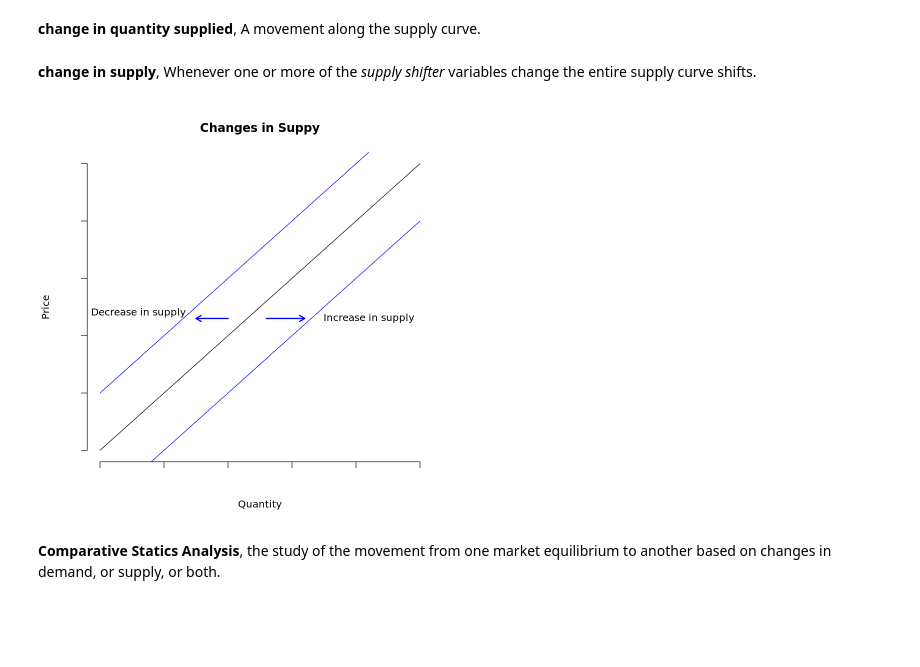
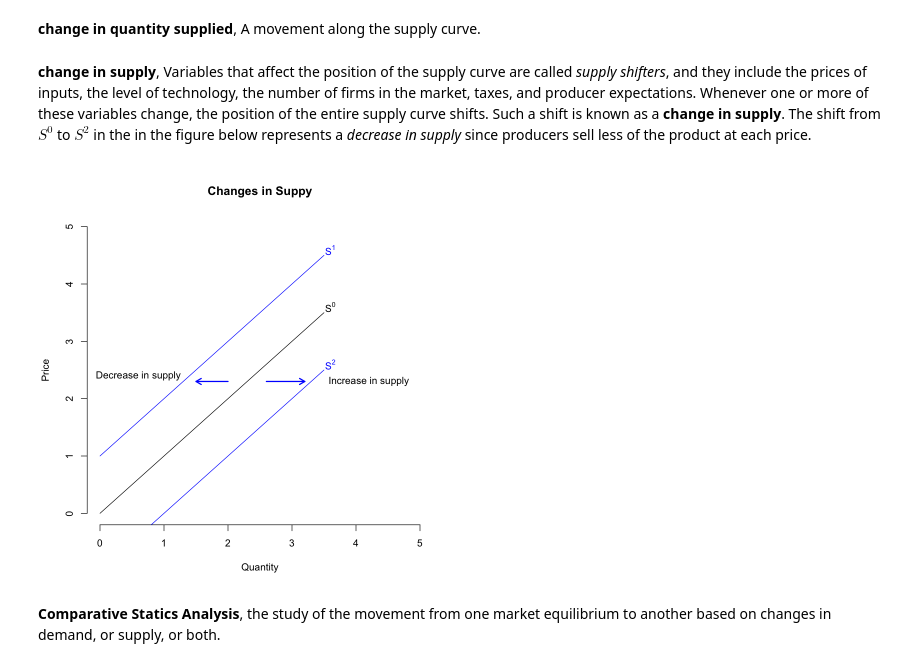
Before and after one commit to jbennett7/BayePrince, a Jupyter notebook: 02 Market Forces: Demand and Supply/Key Terms and Concepts.ipynb, the cells around one changed output. Saved outputs shown, nothing was run; the diff lists cells and outputs as text; code cells hidden in the pictures; blank space fills up the shorter version.

```diff
--- a/02 Market Forces: Demand and Supply/Key Terms and Concepts.ipynb
+++ b/02 Market Forces: Demand and Supply/Key Terms and Concepts.ipynb
@@ -21,19 +22,23 @@ __change in quantity demanded__, When we graph the demand curve for good $X$, we
 # %% [markdown]
 __change in quantity supplied__, A movement along the supply curve.
 # %% [markdown]
-__change in supply__, Whenever one or more of the _supply shifter_ variables change the entire supply curve shifts.
+__change in supply__, Variables that affect the position of the supply curve are called _supply shifters_, and they include the prices of inputs, the level of technology, the number of firms in the market, taxes, and producer expectations. Whenever one or more of these variables change, the position of the entire supply curve shifts. Such a shift is known as a __change in supply__. The shift from $S^0$ to $S^2$ in the in the figure below represents a _decrease in supply_ since producers sell less of the product at each price.
 # %%
-curve(x-0,from=0,to=5,main="Changes in Suppy",ylab="Price", xlab="Quantity",bty='n',axes=FALSE)
-axis(side=1,labels=FALSE)
-axis(side=2,labels=FALSE)
-curve(x-1,from=0,to=5,add=TRUE,col='blue')
-curve(x+1,from=0,to=5,add=TRUE,col='blue')
+curve(x-0,from=0,to=3.5,main="Changes in Suppy",ylab="Price", xlab="Quantity",xlim=c(0,5),ylim=c(0,5),bty='n')
+#axis(side=1,at=0:10,labels=FALSE)
+#axis(side=2,labels=FALSE)
+curve(x-1,from=0,to=3.5,add=TRUE,col='blue')
+curve(x+1,from=0,to=3.5,add=TRUE,col='blue')
+
+text(x=3.6,y=4.6,expression("S"^1),col='blue')
+text(x=3.6,y=3.6,expression("S"^0),col='black')
+text(x=3.6,y=2.6,expression("S"^2),col='blue')
+arrows(x0=2.6,y0=2.3,x1=3.2,y1=2.3,length=0.1,angle=30,col='blue',lwd=2)
 arrows(x0=2,y0=2.3,x1=1.5,y1=2.3,length=0.1,angle=30,col='blue',lwd=2)
 text(x=.6,y=2.4,'Decrease in supply')
-arrows(x0=2.6,y0=2.3,x1=3.2,y1=2.3,length=0.1,angle=30,col='blue',lwd=2)
 text(x=4.2,y=2.3,'Increase in supply')
 # %% [output]
-[figure, old version]
+[figure, new version]
 # %% [markdown]
 __Comparative Statics Analysis__, the study of the movement from one market equilibrium to another based on changes in demand, or supply, or both.
 # %% [markdown]
```
Also changed, not shown: parts of 10 cells of this notebook, 2 other files.
